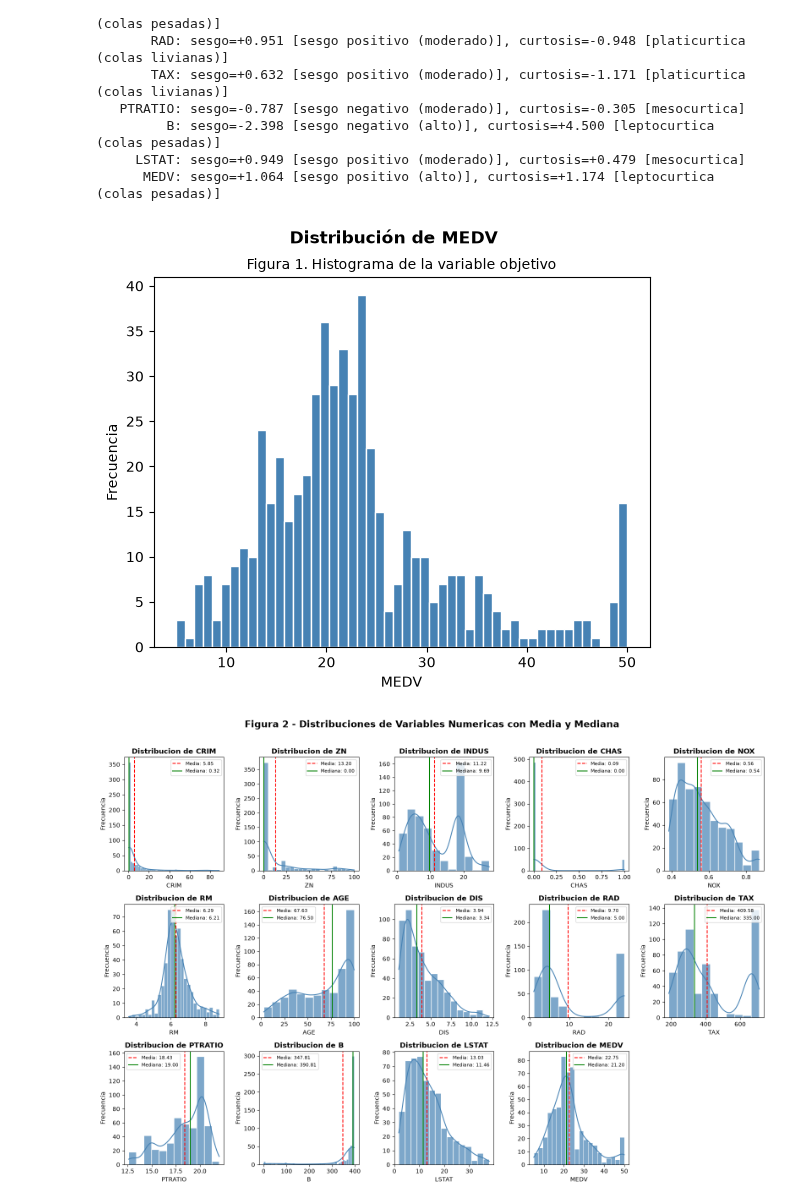
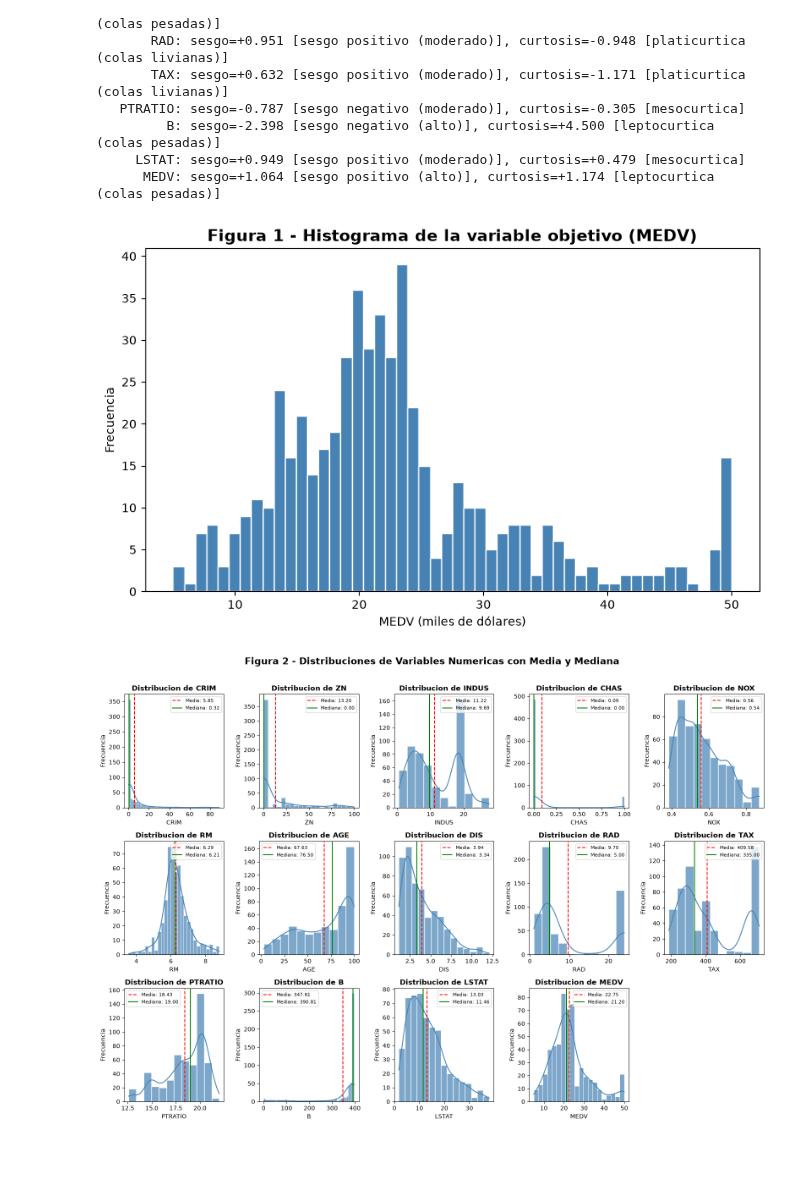
Before and after one commit to Guillerminav/TP_AA1_Arias_Bousono_Casariego, a Jupyter notebook: TP-regresion-AA1.ipynb, the cells around one changed output. Cells and saved outputs as stored; diff of their text form; code cells hidden in the pictures; blank space fills up the shorter version.

```diff
--- a/TP-regresion-AA1.ipynb
+++ b/TP-regresion-AA1.ipynb
@@ -161,13 +161,14 @@ Interpretacion del Sesgo y Curtosis:
       MEDV: sesgo=+1.064 [sesgo positivo (alto)], curtosis=+1.174 [leptocurtica (colas pesadas)]
 # %%
 # Histograma de la variable objetivo
+plt.figure(figsize=(8, 5))
 plt.hist(df['MEDV'], bins=50, color='steelblue', edgecolor='white')
-plt.suptitle('Distribución de MEDV', fontweight='bold')
-plt.title('Figura 1. Histograma de la variable objetivo', fontsize=10)
-plt.xlabel('MEDV'); plt.ylabel('Frecuencia')
+plt.title('Figura 1 - Histograma de la variable objetivo (MEDV)', fontweight='bold', fontsize=14)
+plt.xlabel('MEDV (miles de dólares)'); plt.ylabel('Frecuencia')
+plt.tight_layout()
 plt.show()
 # %% [output]
-[figure, old version]
+[figure, new version]
 # %%
 fig, axes = plt.subplots(4, 5, figsize=(16, 14))
 axes = axes.flatten()
```
Also changed, not shown: parts of 14 cells of this notebook.
